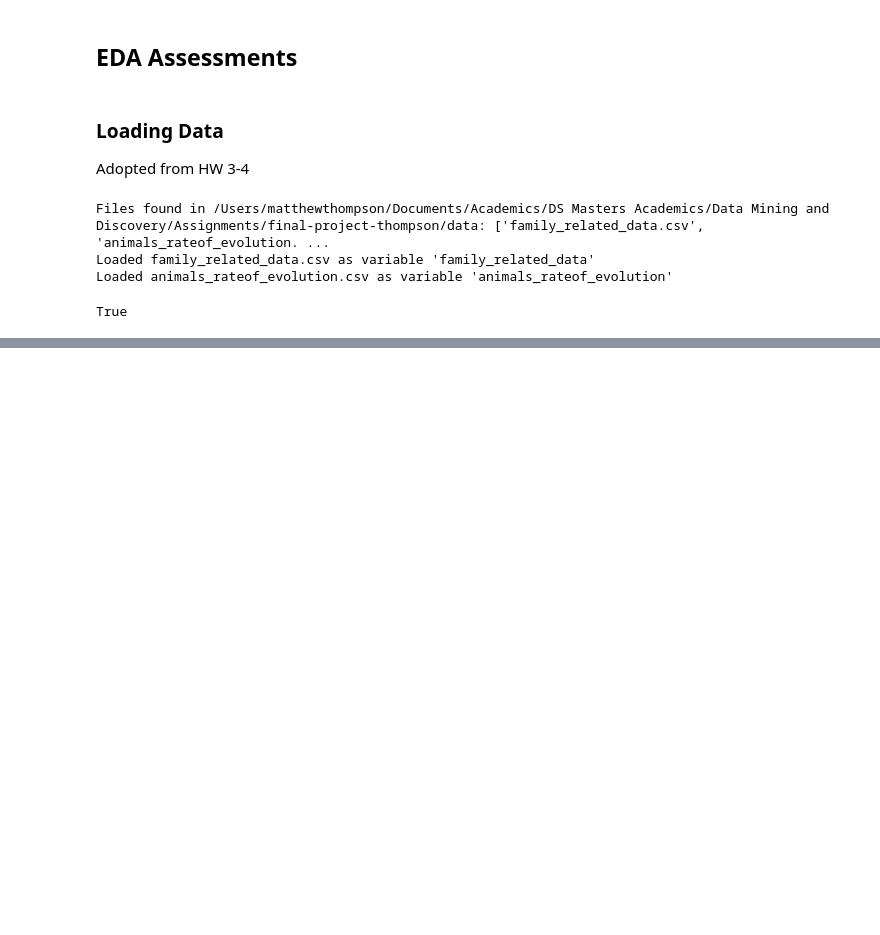
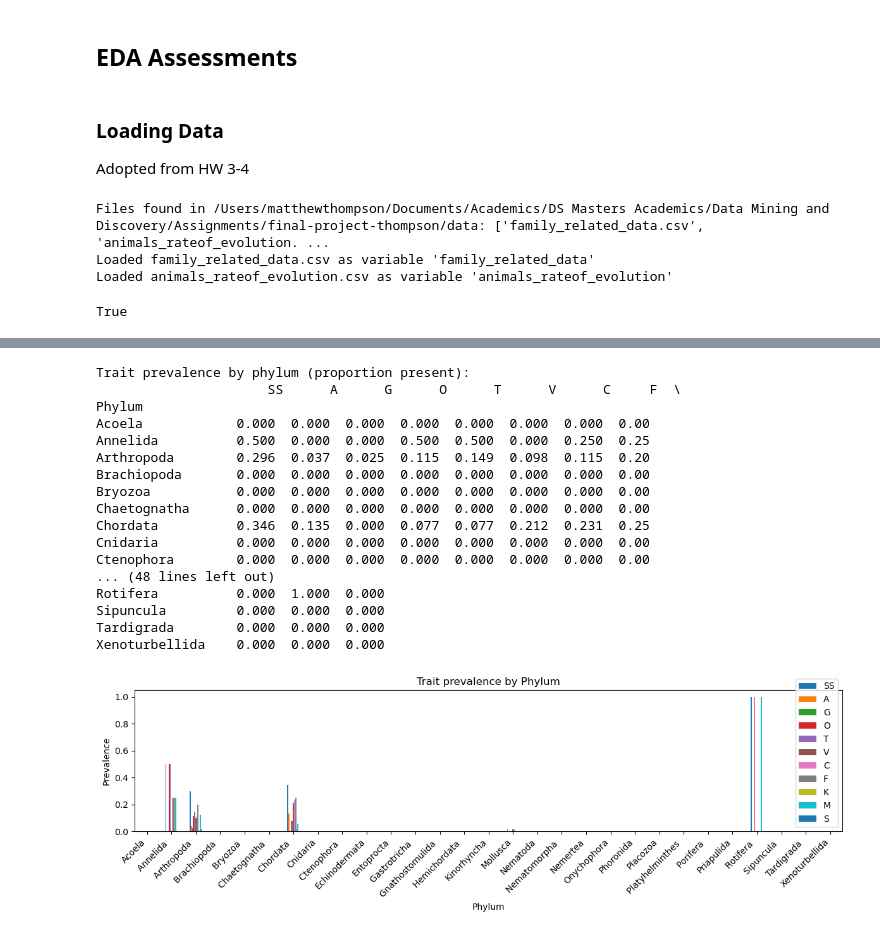
Before and after one commit to INFO-523-SU25/final-project-thompson, a Jupyter notebook: full_dataanalysis.ipynb, the cells around one changed output, grey strips where cells are left out. Drawn from its saved outputs; the diff is of its cells as text; code cells hidden in the pictures; blank space fills up the shorter version.

```diff
--- a/full_dataanalysis.ipynb
+++ b/full_dataanalysis.ipynb
@@ -73,0 +146,15 @@ evolution_df = animals_rateof_evolution
+# %%
+##### SUMMARY INFO
+# numeric & categorical summaries
+numeric_df = df1.select_dtypes(include='number')
+cat_df = df1.select_dtypes(include=['object','category'])
+
+if not numeric_df.empty:
+    print("\nSummary (numeric):\n", numeric_df.describe().T)
+else:
+    print("\nNo numeric columns for numeric summary.")
+
+if not cat_df.empty:
+    print("\nSummary (categorical):\n", cat_df.describe().T)
+else:
+    print("\nNo categorical columns for categorical summary.")
@@ -73,0 +360,32 @@ evolution_df = animals_rateof_evolution
+# %%
+# traits by phylum (prevalence), if target exists
+if target_col and traits_present:
+    group_prev = df1.groupby(target_col)[traits_present].mean().sort_index()
+    print("\nTrait prevalence by phylum (proportion present):\n", group_prev.round(3))
+
+    # optional barplot per trait aggregated (wide)
+    ax = group_prev.plot(kind='bar', figsize=(12, max(4, 0.35*len(group_prev.columns))))
+    ax.set_title(f"Trait prevalence by {target_col}")
+    ax.set_ylabel("Prevalence")
+    plt.xticks(rotation=45, ha='right')
+    plt.tight_layout()
+    plt.show()
+# %% [output]
+Trait prevalence by phylum (proportion present):
+                      SS      A      G      O      T      V      C     F  \
+Phylum
+Acoela            0.000  0.000  0.000  0.000  0.000  0.000  0.000  0.00
+Annelida          0.500  0.000  0.000  0.500  0.500  0.000  0.250  0.25
+Arthropoda        0.296  0.037  0.025  0.115  0.149  0.098  0.115  0.20
+Brachiopoda       0.000  0.000  0.000  0.000  0.000  0.000  0.000  0.00
+Bryozoa           0.000  0.000  0.000  0.000  0.000  0.000  0.000  0.00
+Chaetognatha      0.000  0.000  0.000  0.000  0.000  0.000  0.000  0.00
+Chordata          0.346  0.135  0.000  0.077  0.077  0.212  0.231  0.25
+Cnidaria          0.000  0.000  0.000  0.000  0.000  0.000  0.000  0.00
+Ctenophora        0.000  0.000  0.000  0.000  0.000  0.000  0.000  0.00
+... (48 lines left out)
+Rotifera          0.000  1.000  0.000
+Sipuncula         0.000  0.000  0.000
+Tardigrada        0.000  0.000  0.000
+Xenoturbellida    0.000  0.000  0.000
+[figure, added]
```
Also changed, not shown: parts of 21 cells of this notebook.
